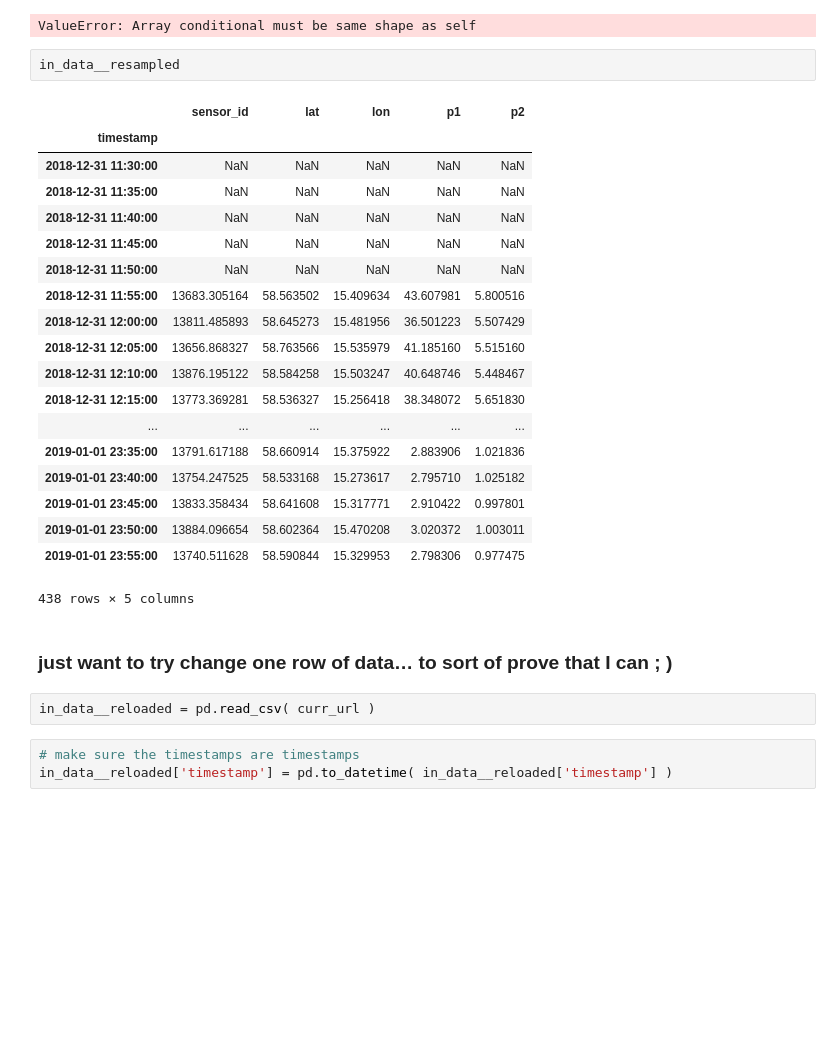
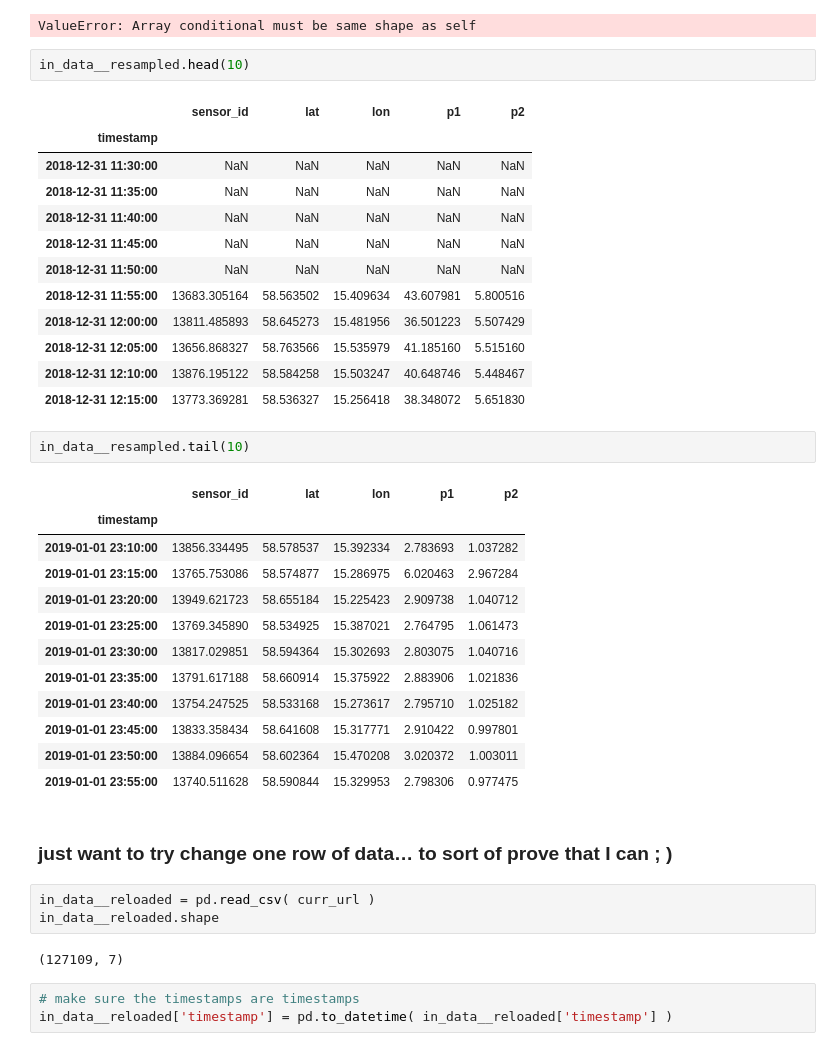
Before and after one commit to miskaknapek/dustmin_to_csv__various_code, a Jupyter notebook: luftdaten_dust_min_to_tabular_data__SCRATCHPAD_02-Copy1.ipynb, the cells around one changed output. Drawn from its saved outputs; the diff is of its cells as text; blank space fills up the shorter version.

```diff
--- a/luftdaten_dust_min_to_tabular_data__SCRATCHPAD_02-Copy1.ipynb
+++ b/luftdaten_dust_min_to_tabular_data__SCRATCHPAD_02-Copy1.ipynb
@@ -624,31 +624,42 @@ in_data__resampled[:50]
 # %% [output]
 ValueError: Array conditional must be same shape as self
 # %%
-in_data__resampled
+in_data__resampled.head(10)
 # %% [output]
 |  | sensor_id | lat | lon | p1 | p2 |
 | timestamp |  |  |  |  |  |
 | 2018-12-31 11:30:00 | NaN | NaN | NaN | NaN | NaN |
 | 2018-12-31 11:35:00 | NaN | NaN | NaN | NaN | NaN |
 | 2018-12-31 11:40:00 | NaN | NaN | NaN | NaN | NaN |
 | 2018-12-31 11:45:00 | NaN | NaN | NaN | NaN | NaN |
 | 2018-12-31 11:50:00 | NaN | NaN | NaN | NaN | NaN |
 | 2018-12-31 11:55:00 | 13683.305164 | 58.563502 | 15.409634 | 43.607981 | 5.800516 |
 | 2018-12-31 12:00:00 | 13811.485893 | 58.645273 | 15.481956 | 36.501223 | 5.507429 |
 | 2018-12-31 12:05:00 | 13656.868327 | 58.763566 | 15.535979 | 41.185160 | 5.515160 |
 | 2018-12-31 12:10:00 | 13876.195122 | 58.584258 | 15.503247 | 40.648746 | 5.448467 |
 | 2018-12-31 12:15:00 | 13773.369281 | 58.536327 | 15.256418 | 38.348072 | 5.651830 |
-| ... | ... | ... | ... | ... | ... |
-| 2019-01-01 23:35:00 | 13791.617188 | 58.660914 | 15.375922 | 2.883906 | 1.021836 |
-| 2019-01-01 23:40:00 | 13754.247525 | 58.533168 | 15.273617 | 2.795710 | 1.025182 |
-| 2019-01-01 23:45:00 | 13833.358434 | 58.641608 | 15.317771 | 2.910422 | 0.997801 |
-| 2019-01-01 23:50:00 | 13884.096654 | 58.602364 | 15.470208 | 3.020372 | 1.003011 |
-| 2019-01-01 23:55:00 | 13740.511628 | 58.590844 | 15.329953 | 2.798306 | 0.977475 |
-438 rows × 5 columns
+# %%
+in_data__resampled.tail(10)
+# %% [output]
+|  | sensor_id | lat | lon | p1 | p2 |
+| timestamp |  |  |  |  |  |
+| 2019-01-01 23:10:00 | 13856.334495 | 58.578537 | 15.392334 | 2.783693 | 1.037282 |
+| 2019-01-01 23:15:00 | 13765.753086 | 58.574877 | 15.286975 | 6.020463 | 2.967284 |
+| 2019-01-01 23:20:00 | 13949.621723 | 58.655184 | 15.225423 | 2.909738 | 1.040712 |
+| 2019-01-01 23:25:00 | 13769.345890 | 58.534925 | 15.387021 | 2.764795 | 1.061473 |
+| 2019-01-01 23:30:00 | 13817.029851 | 58.594364 | 15.302693 | 2.803075 | 1.040716 |
+| 2019-01-01 23:35:00 | 13791.617188 | 58.660914 | 15.375922 | 2.883906 | 1.021836 |
+| 2019-01-01 23:40:00 | 13754.247525 | 58.533168 | 15.273617 | 2.795710 | 1.025182 |
+| 2019-01-01 23:45:00 | 13833.358434 | 58.641608 | 15.317771 | 2.910422 | 0.997801 |
+| 2019-01-01 23:50:00 | 13884.096654 | 58.602364 | 15.470208 | 3.020372 | 1.003011 |
+| 2019-01-01 23:55:00 | 13740.511628 | 58.590844 | 15.329953 | 2.798306 | 0.977475 |
 # %% [markdown]
 ### just want to try change one row of data… to sort of prove that I can ; )
 # %%
 in_data__reloaded = pd.read_csv( curr_url )
+in_data__reloaded.shape
+# %% [output]
+(127109, 7)
 # %%
 # make sure the timestamps are timestamps
 in_data__reloaded['timestamp'] = pd.to_datetime( in_data__reloaded['timestamp'] )
```
Also changed, not shown: parts of 11 cells of this notebook.
